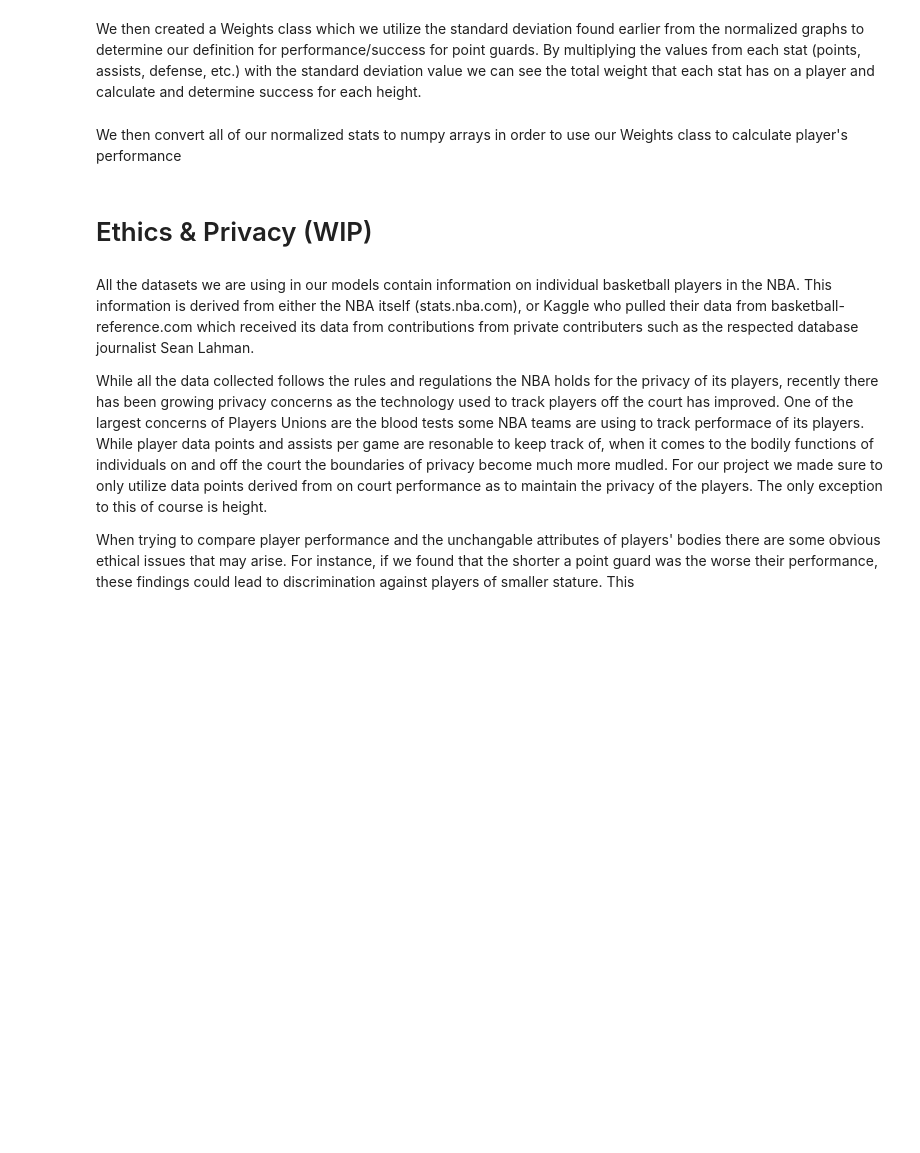
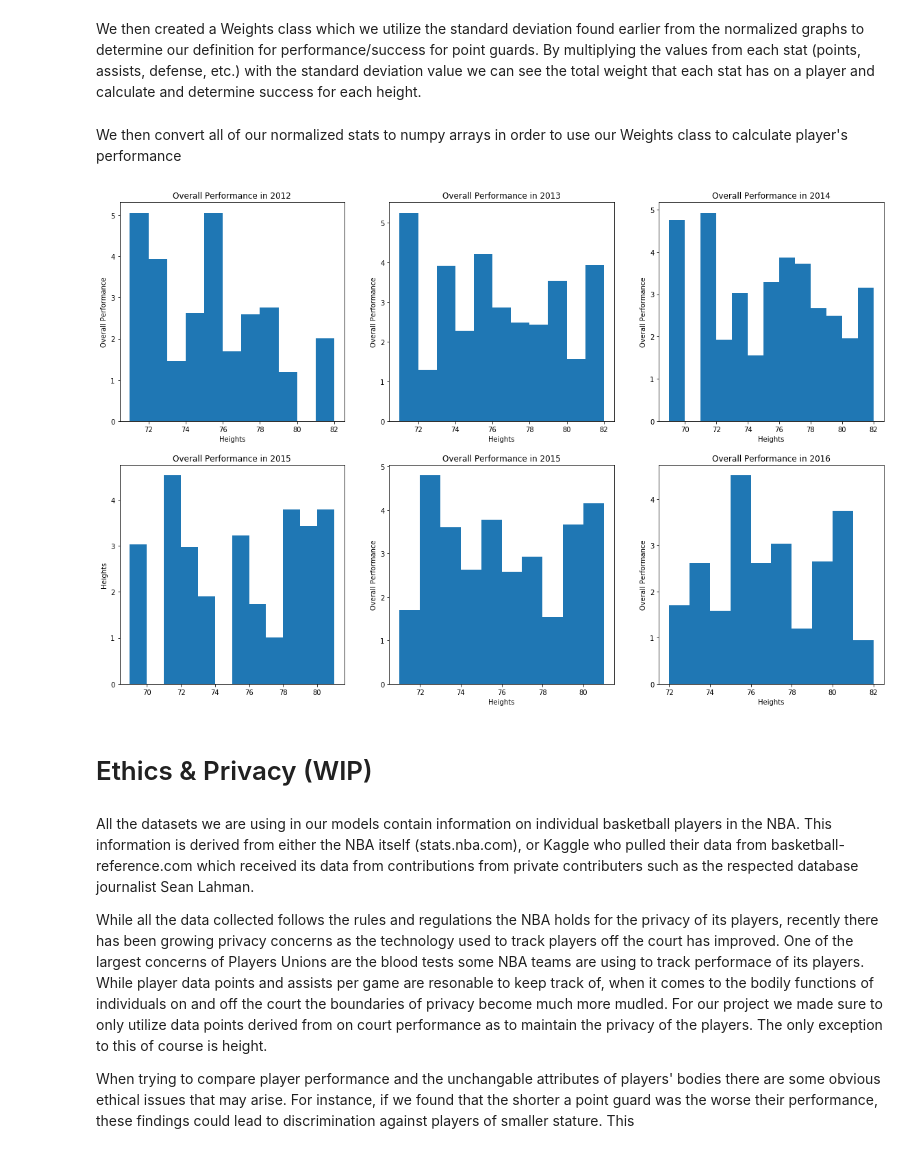
Before and after one commit to jake-garnier/COGS108Project, a Jupyter notebook: FinalProject_group067.ipynb, the cells around one changed output. Cells and saved outputs as stored; diff of their text form; code cells hidden in the pictures; blank space fills up the shorter version.

```diff
--- a/FinalProject_group067.ipynb
+++ b/FinalProject_group067.ipynb
@@ -82,15 +82,17 @@ Describe your data cleaning steps here.
 # %%
 import pandas as pd
 import numpy as np
+import matplotlib.pyplot as plt
+
 
 df_offensive = pd.read_csv("Seasons_Stats.csv")
 df_heights = pd.read_csv("player_data.csv")
-df_2012 = pd.read_csv("2011.csv")
-df_2013 = pd.read_csv("2012.csv")
-df_2014 = pd.read_csv("2013.csv")
-df_2015 = pd.read_csv("2014.csv")
-df_2016 = pd.read_csv("2015.csv")
-df_2017 = pd.read_csv("2016.csv")
+df_2012 = pd.read_csv("season_2011_2012.csv")
+df_2013 = pd.read_csv("season_2012_2013.csv")
+df_2014 = pd.read_csv("season_2013_2014.csv")
+df_2015 = pd.read_csv("season_2014_2015.csv")
+df_2016 = pd.read_csv("season_2015_2016.csv")
+df_2017 = pd.read_csv("season_2017_2018.csv")
 
 df_heights = df_heights[['name', 'height']]
 df_offensive = df_offensive[['Year', 'Player', 'PTS', 'TOV', 'AST', '3P%', 'FG%', 'G']]
@@ -836,40 +928,64 @@ performance2012 = weight2012.weight_calculation()
 weight2013 = Weights(norm_points_2013,norm_assist_2013,norm_3point_2013,norm_fg_2013,norm_to_2013,norm_def_2013,std_2013)
 performance2013 = weight2013.weight_calculation()
 
 weight2014 = Weights(norm_points_2014,norm_assist_2014,norm_3point_2014,norm_fg_2014,norm_to_2014,norm_def_2014,std_2014)
 performance2014 = weight2014.weight_calculation()
 
 weight2015 = Weights(norm_points_2015,norm_assist_2015,norm_3point_2015,norm_fg_2015,norm_to_2015,norm_def_2015,std_2015)
 performance2015 = weight2015.weight_calculation()
 
 weight2016 = Weights(norm_points_2016,norm_assist_2016,norm_3point_2016,norm_fg_2016,norm_to_2016,norm_def_2016,std_2016)
 performance2016 = weight2016.weight_calculation()
 
 weights2017 = Weights(norm_points_2017,norm_assist_2017,norm_3point_2017,norm_fg_2017,norm_to_2017,norm_def_2017,std_2017)
 performance2017 = weights2017.weight_calculation()
 
 # Plots the performances of players of differing heights for the 2012-2017 NBA seasons
-plt.figure(figsize = (15,15))
+height = range(71,81)
+height = np.array(height)
+
+plt.figure(figsize = (20,20))
 plt.subplot(3,3,1)
-plt.plot(performance2012)
+plt.title("Overall Performance in 2012")
+plt.ylabel("Overall Performance")
+plt.xlabel("Heights")
+plt.bar(x = df_2012_height, height = performance2012,width = 1, align  = 'edge')
+
 
 plt.subplot(3,3,2)
-plt.plot(performance2013)
+plt.title("Overall Performance in 2013")
+plt.ylabel("Overall Performance")
+plt.xlabel("Heights")
+plt.bar(x = df_2013_height, height = performance2013,width = 1, align  = 'edge')
 
 plt.subplot(3,3,3)
-plt.plot(performance2014)
+plt.title("Overall Performance in 2014")
+plt.ylabel("Overall Performance")
+plt.xlabel("Heights")
+plt.bar(x = df_2014_height, height = performance2014,width = 1, align  = 'edge')
 
 plt.subplot(3,3,4)
-plt.plot(performance2015)
+plt.title("Overall Performance in 2015")
+plt.ylabel("Overall Performance")
+plt.ylabel("Heights")
+plt.bar(x = df_2015_height, height = performance2015,width = 1, align  = 'edge')
 
 plt.subplot(3,3,5)
-plt.plot(performance2016)
+plt.title("Overall Performance in 2015")
+plt.ylabel("Overall Performance")
+plt.xlabel("Heights")
+plt.bar(x = df_2016_height, height = performance2016,width = 1, align  = 'edge')
 
 plt.subplot(3,3,6)
-plt.plot(performance2017)
+plt.title("Overall Performance in 2016")
+plt.ylabel("Overall Performance")
+plt.xlabel("Heights")
+plt.bar(x = df_2017_height, height = performance2017,width = 1, align  = 'edge')
 
 
 plt.show()
+# %% [output]
+[figure, added]
 # %% [markdown]
 # Ethics & Privacy (WIP)
 # %% [markdown]
```
Also changed, not shown: parts of 13 cells of this notebook.
